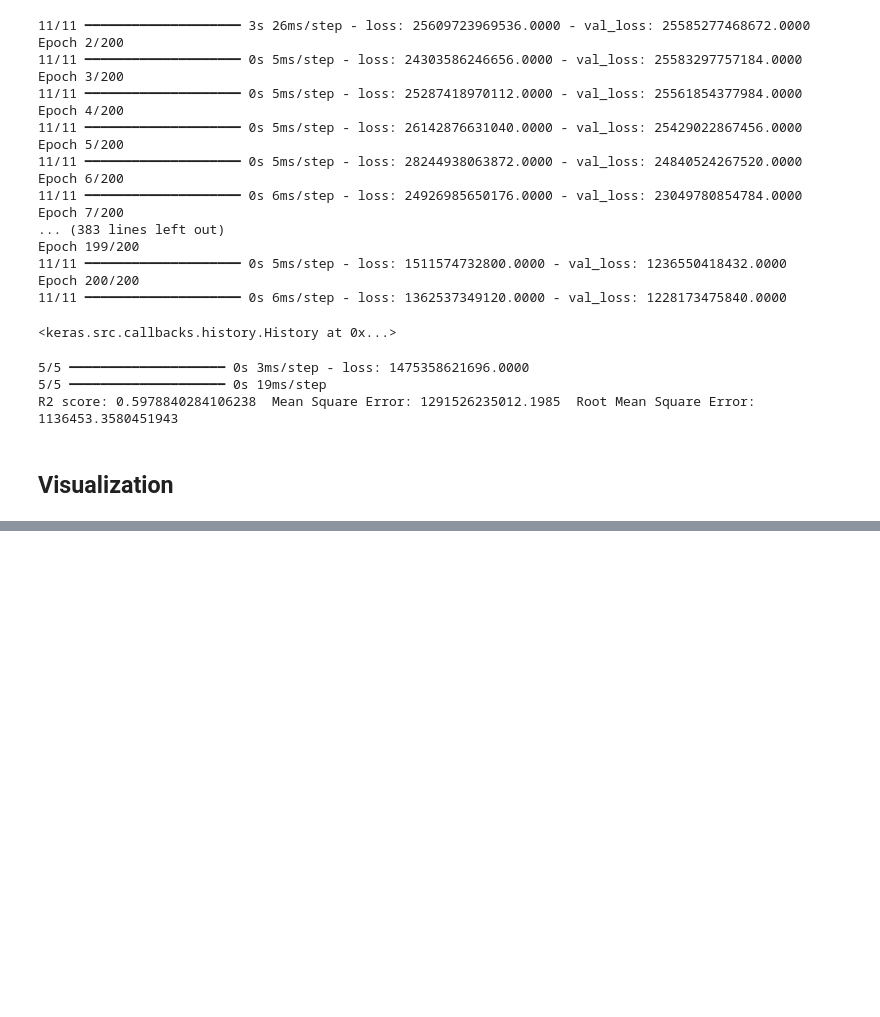
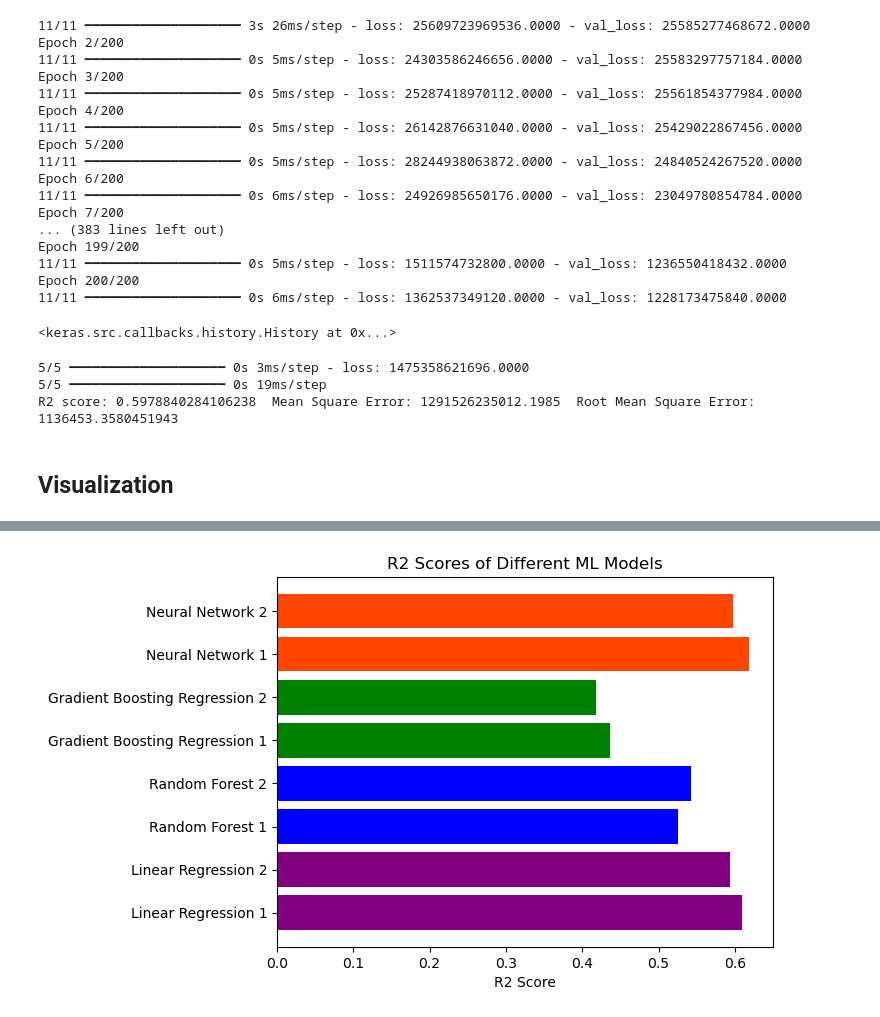
Before and after one commit to MissKay535/Project4-Housing_Prediction, a Jupyter notebook: Housing_Prediction.ipynb, the cells around one changed output, grey strips where cells are left out. Drawn from its saved outputs; the diff is of its cells as text; code cells hidden in the pictures; blank space fills up the shorter version.

Commit message:
added two potential bar chart visualizations of results

```diff
--- a/Housing_Prediction.ipynb
+++ b/Housing_Prediction.ipynb
@@ -301,0 +300,8 @@ R2 score: 0.5978840284106238  Mean Square Error: 1291526235012.1985  Root Mean S
+# %%
+# Create df to compare model results
+results_dict = {
+    "Model" : ["Linear Regression 1", "Linear Regression 2", "Random Forest 1", "Random Forest 2", "Gradient Boosting Regression 1", "Gradient Boosting Regression 2", "Neural Network 1", "Neural Network 2"],
+    "R2 Score": [.610, .593, .525, .542, .437, .418, .619, .598]
+}
+results_df = pd.DataFrame(results_dict)
+results_df
@@ -301,0 +318,10 @@ R2 score: 0.5978840284106238  Mean Square Error: 1291526235012.1985  Root Mean S
+# %%
+# Bar chart
+colors = ["purple", "purple", "blue", "blue", "green", "green", "orangered", "orangered"]
+
+plt.barh(y=results_df["Model"], width=results_df["R2 Score"], color=colors)
+plt.title("R2 Scores of Different ML Models")
+plt.xlabel("R2 Score")
+plt.show()
+# %% [output]
+[figure, added]
```
Also changed, not shown: parts of 4 cells of this notebook.
